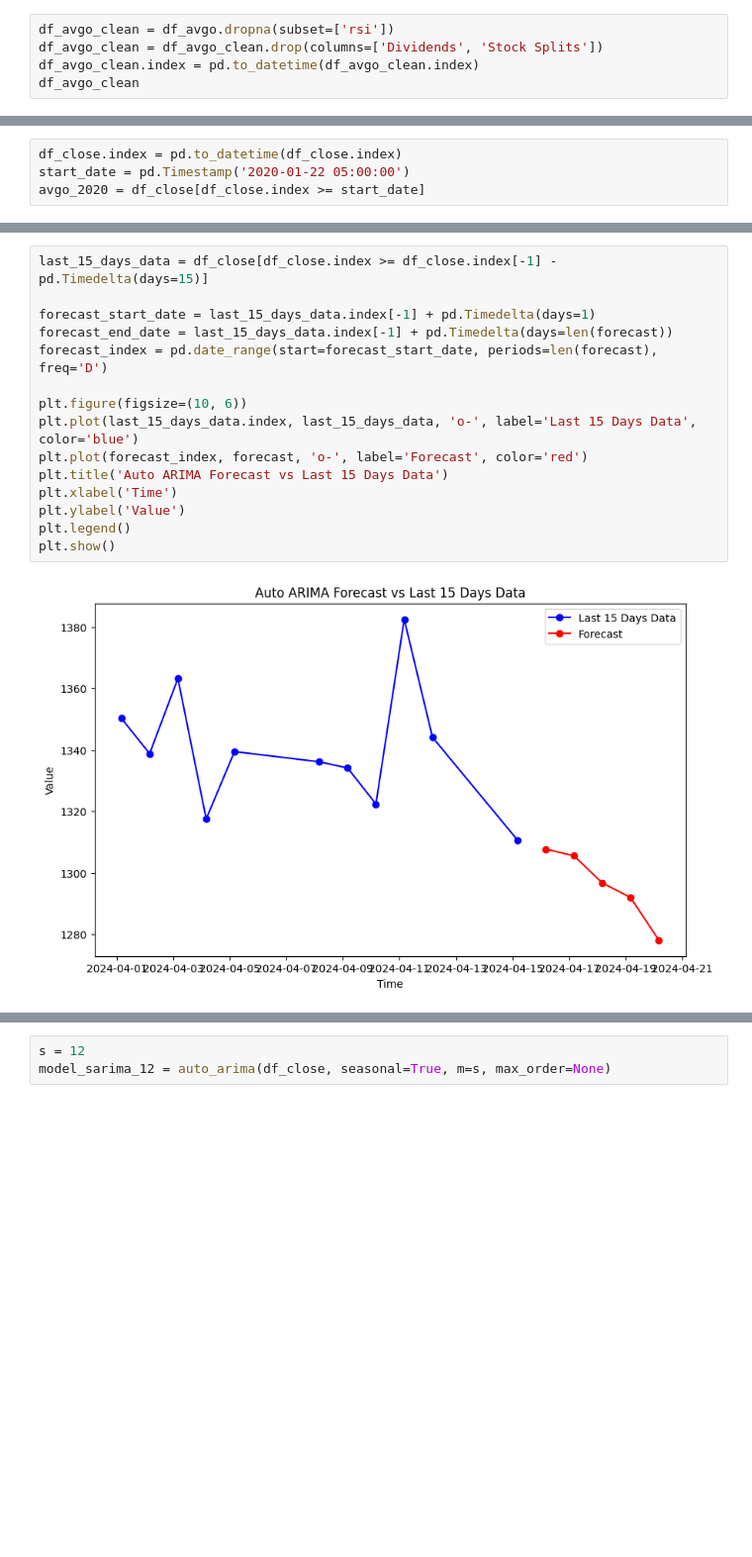
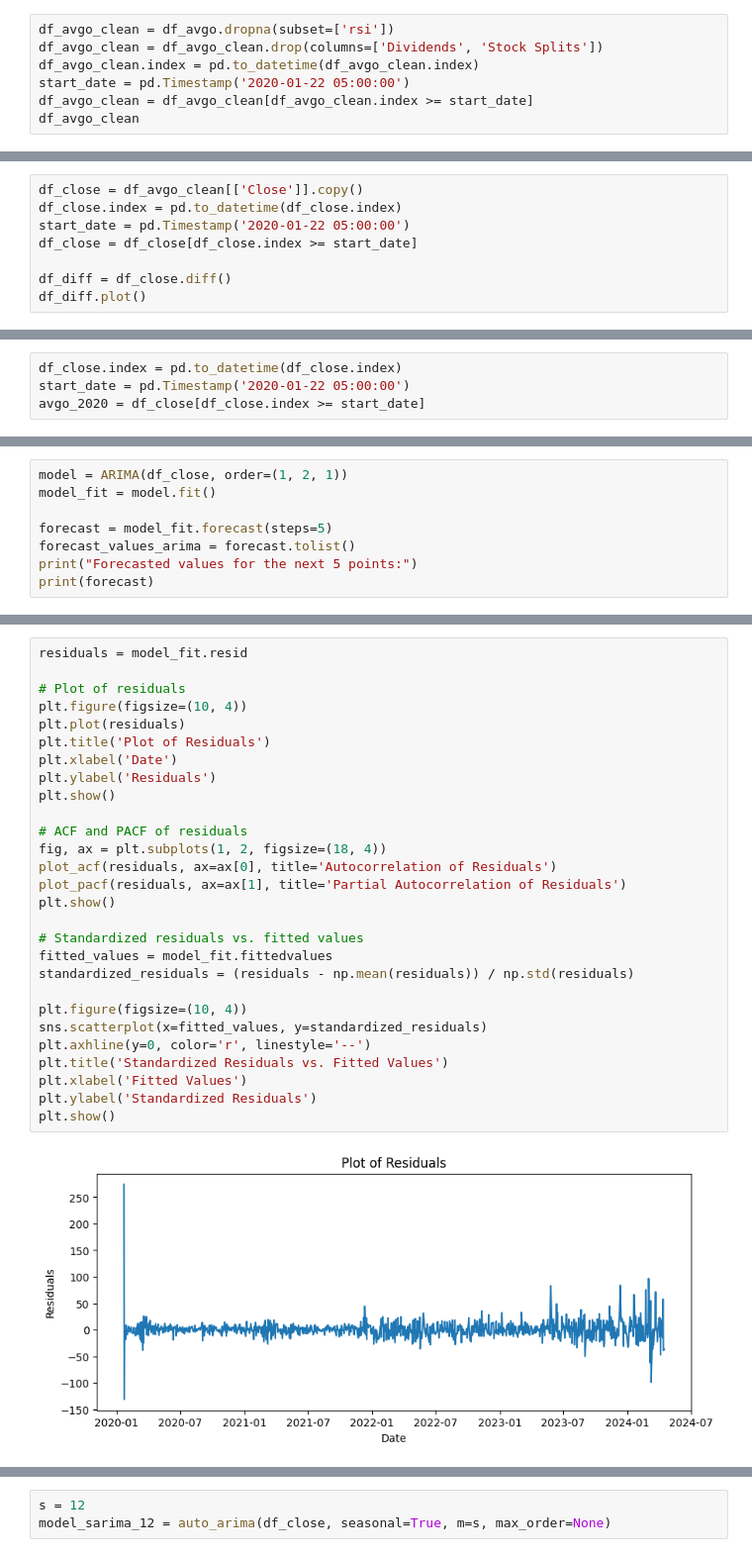
Before and after one commit to Gv1as/Time_series_analysis_tech_stocks, a Jupyter notebook: avgo_s_arima.ipynb, the cells around one changed output, grey strips where cells are left out. Shown at 99% size. Cells and saved outputs as stored; diff of their text form; blank space fills up the shorter version.

```diff
--- a/avgo_s_arima.ipynb
+++ b/avgo_s_arima.ipynb
@@ -54,6 +62,8 @@ df_avgo = func.calculate_technical_indicators(avgo_hist)
 df_avgo_clean = df_avgo.dropna(subset=['rsi'])
 df_avgo_clean = df_avgo_clean.drop(columns=['Dividends', 'Stock Splits'])
 df_avgo_clean.index = pd.to_datetime(df_avgo_clean.index)
+start_date = pd.Timestamp('2020-01-22 05:00:00')
+df_avgo_clean = df_avgo_clean[df_avgo_clean.index >= start_date]
 df_avgo_clean
 # %% [output]
 |  | Open | High | Low | Close | Volume | ema_12 | ema_26 | macd_line | macd_signal | rsi |
@@ -71,0 +82,8 @@ df_avgo_clean
+# %%
+df_close = df_avgo_clean[['Close']].copy()
+df_close.index = pd.to_datetime(df_close.index)
+start_date = pd.Timestamp('2020-01-22 05:00:00')
+df_close = df_close[df_close.index >= start_date]
+
+df_diff = df_close.diff()
+df_diff.plot()
@@ -210,0 +237,8 @@ dtype: float64
+# %%
+model = ARIMA(df_close, order=(1, 2, 1))
+model_fit = model.fit()
+
+forecast = model_fit.forecast(steps=5)
+forecast_values_arima = forecast.tolist()
+print("Forecasted values for the next 5 points:")
+print(forecast)
@@ -211,17 +253,30 @@ dtype: float64
 # %%
-last_15_days_data = df_close[df_close.index >= df_close.index[-1] - pd.Timedelta(days=15)]
+residuals = model_fit.resid
 
-forecast_start_date = last_15_days_data.index[-1] + pd.Timedelta(days=1)
-forecast_end_date = last_15_days_data.index[-1] + pd.Timedelta(days=len(forecast))
-forecast_index = pd.date_range(start=forecast_start_date, periods=len(forecast), freq='D')
+# Plot of residuals
+plt.figure(figsize=(10, 4))
+plt.plot(residuals)
+plt.title('Plot of Residuals')
+plt.xlabel('Date')
+plt.ylabel('Residuals')
+plt.show()
 
-plt.figure(figsize=(10, 6))
-plt.plot(last_15_days_data.index, last_15_days_data, 'o-', label='Last 15 Days Data', color='blue')
-plt.plot(forecast_index, forecast, 'o-', label='Forecast', color='red')
-plt.title('Auto ARIMA Forecast vs Last 15 Days Data')
-plt.xlabel('Time')
-plt.ylabel('Value')
-plt.legend()
+# ACF and PACF of residuals
+fig, ax = plt.subplots(1, 2, figsize=(18, 4))
+plot_acf(residuals, ax=ax[0], title='Autocorrelation of Residuals')
+plot_pacf(residuals, ax=ax[1], title='Partial Autocorrelation of Residuals')
 plt.show()
+
+# Standardized residuals vs. fitted values
+fitted_values = model_fit.fittedvalues
+standardized_residuals = (residuals - np.mean(residuals)) / np.std(residuals)
+
+plt.figure(figsize=(10, 4))
+sns.scatterplot(x=fitted_values, y=standardized_residuals)
+plt.axhline(y=0, color='r', linestyle='--')
+plt.title('Standardized Residuals vs. Fitted Values')
+plt.xlabel('Fitted Values')
+plt.ylabel('Standardized Residuals')
+plt.show()
 # %% [output]
-[figure, old version]
+[figure, new version]
```
Also changed, not shown: parts of 36 cells of this notebook, 3 other files.
